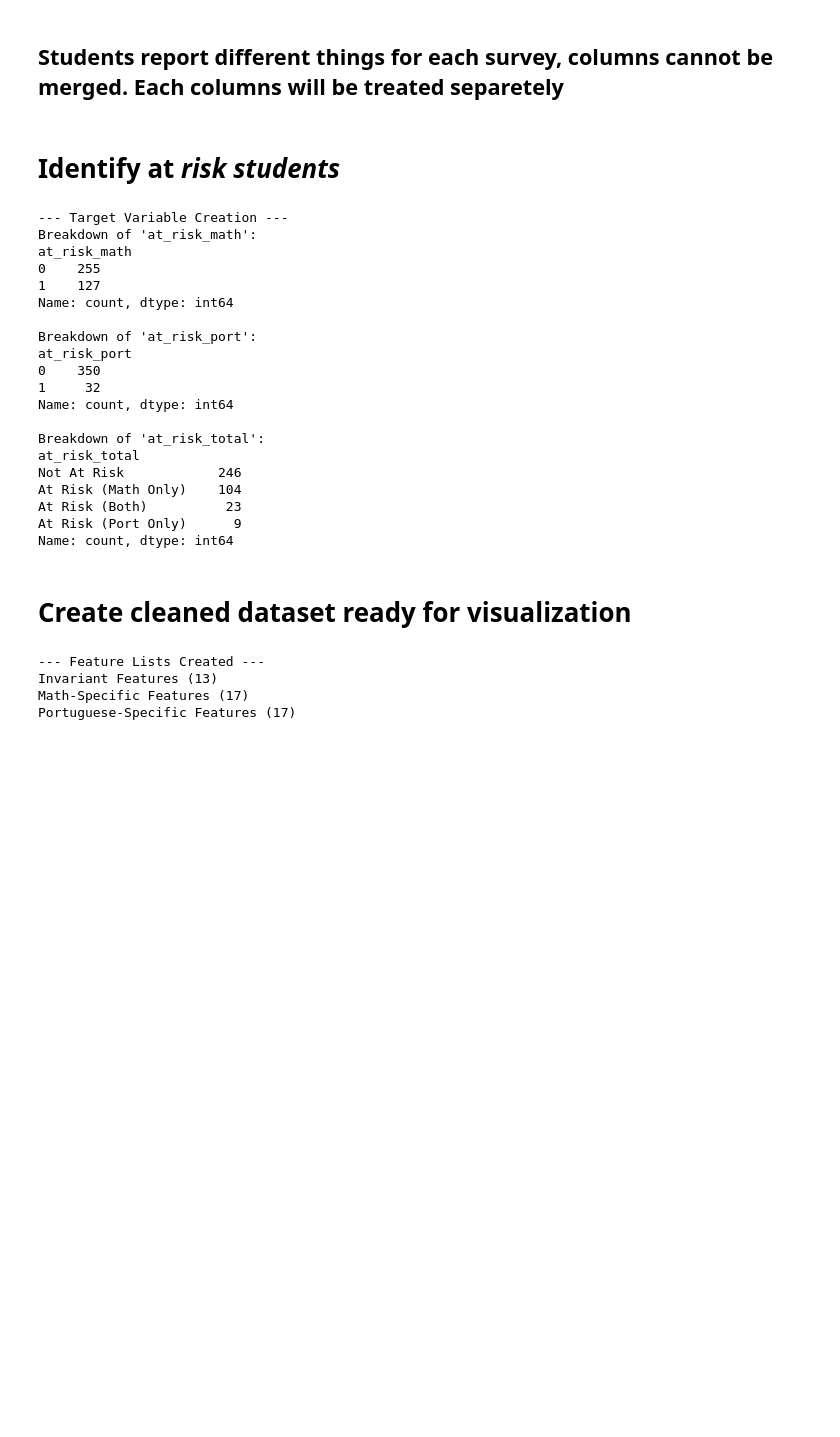
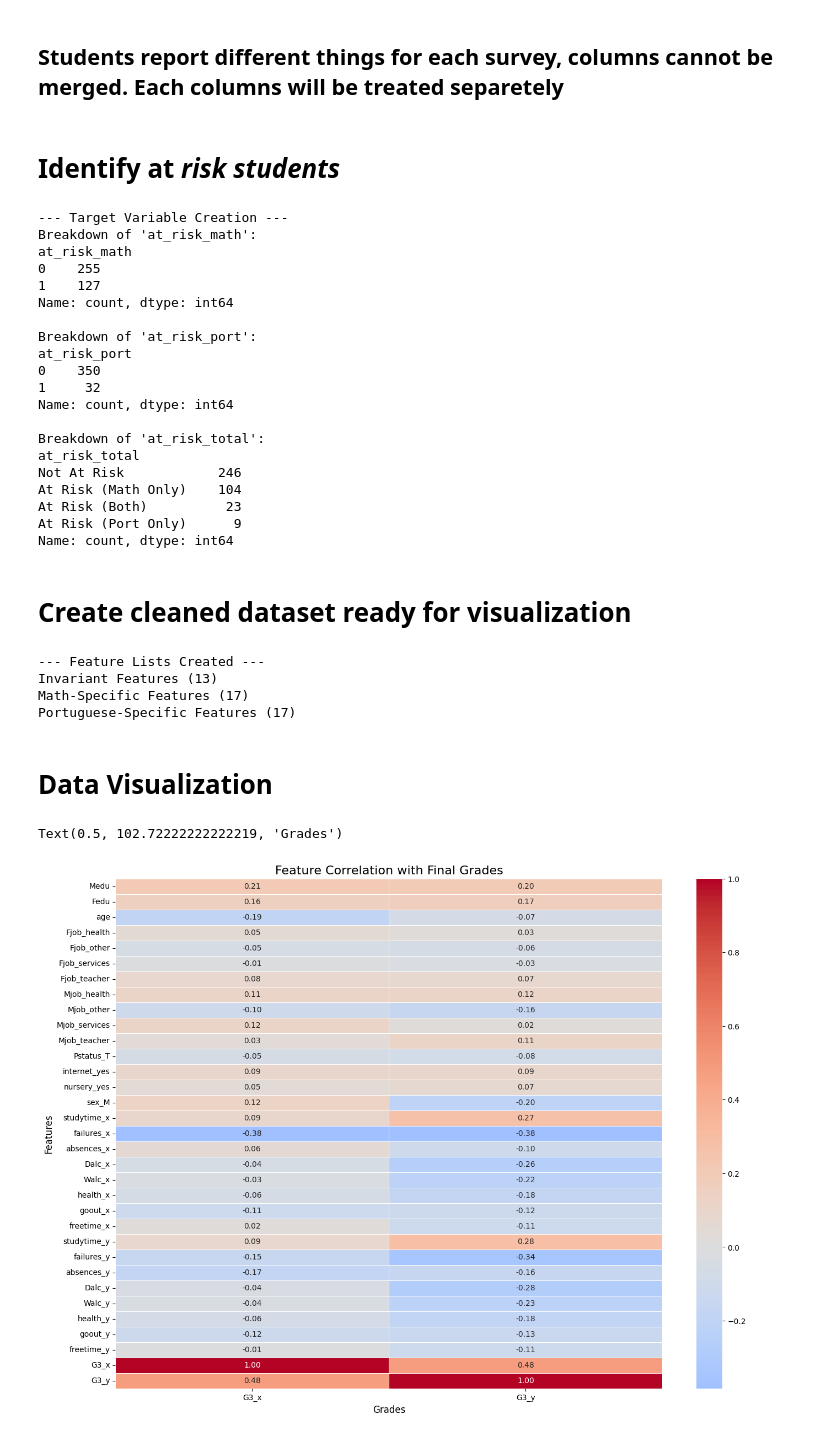
Before and after one commit to marias-25/Project, a Jupyter notebook: Data/EDA.ipynb, the cells around one changed output. Drawn from its saved outputs; the diff is of its cells as text; code cells hidden in the pictures; blank space fills up the shorter version.

```diff
--- a/Data/EDA.ipynb
+++ b/Data/EDA.ipynb
@@ -130,3 +130,18 @@ G3_y             8.675606
 dtype: float64
 [figure]
 [figure]
+# %%
+all_columns = student_merged.columns
+# Identify categorical columns by excluding numeric columns
+categorical_cols = all_columns.difference(numeric_cols)
+print(categorical_cols)
+# Apply one-hot encoding
+student_merged_encoded = pd.get_dummies(
+    student_merged,
+    columns=categorical_cols,
+    drop_first=True
+)
+student_merged_encoded = student_merged_encoded.astype(int)
+print(student_merged_encoded.head(2))
+
+print(student_merged_encoded['Fjob_services'].head())
@@ -253,3 +288,36 @@ Math-Specific Features (17)
 Portuguese-Specific Features (17)
 # %%
 student_merged.to_csv('student_merged_cleaned.csv', index=False)
+# %% [markdown]
+# **Data Visualization**
+# %%
+#Draw a heatmap to visualize the correlation of invariant and variant features with final grades
+# Select key features: invariant, variant, and targets
+invariant_features_sel =  ['Medu', 'Fedu', 'age'] + \
+                         [col for col in student_merged_encoded.columns if col.startswith(('Mjob_', 'Fjob_', 'Pstatus_', 'sex_', 'nursery_', 'internet_'))]
+
+variant_features_x_sel = ['studytime_x', 'failures_x', 'absences_x', 'Dalc_x', 'Walc_x', 'health_x', 'goout_x', 'freetime_x']
+variant_features_y_sel = ['studytime_y', 'failures_y', 'absences_y', 'Dalc_y', 'Walc_y', 'health_y', 'goout_y', 'freetime_y']
+targets = ['G3_x', 'G3_y']  # G3_mat and G3_por
+features_for_corr = invariant_features_sel + variant_features_x_sel + variant_features_y_sel + targets
+df_corr = student_merged_encoded[features_for_corr]
+# Calculate the correlation matrix
+corr_matrix = df_corr.corr()
+corr_with_targets = corr_matrix[targets]
+
+plt.figure(figsize=(16,12))
+# Draw the heatmap
+sns.heatmap(
+    corr_with_targets,       # Correlations of features with G3_x and G3_y
+    annot=True,              # Show correlation values
+    fmt=".2f",
+    cmap="coolwarm",         # Color map for positive/negative correlation
+    center=0,                # Center at 0 (neutral correlation)
+    linewidths=0.5
+)
+plt.title("Feature Correlation with Final Grades", fontsize=16)
+plt.ylabel("Features", fontsize=12)
+plt.xlabel("Grades", fontsize=12)
+# %% [output]
+Text(0.5, 102.72222222222219, 'Grades')
+[figure, added]
```
Also changed, not shown: parts of 2 cells of this notebook.
